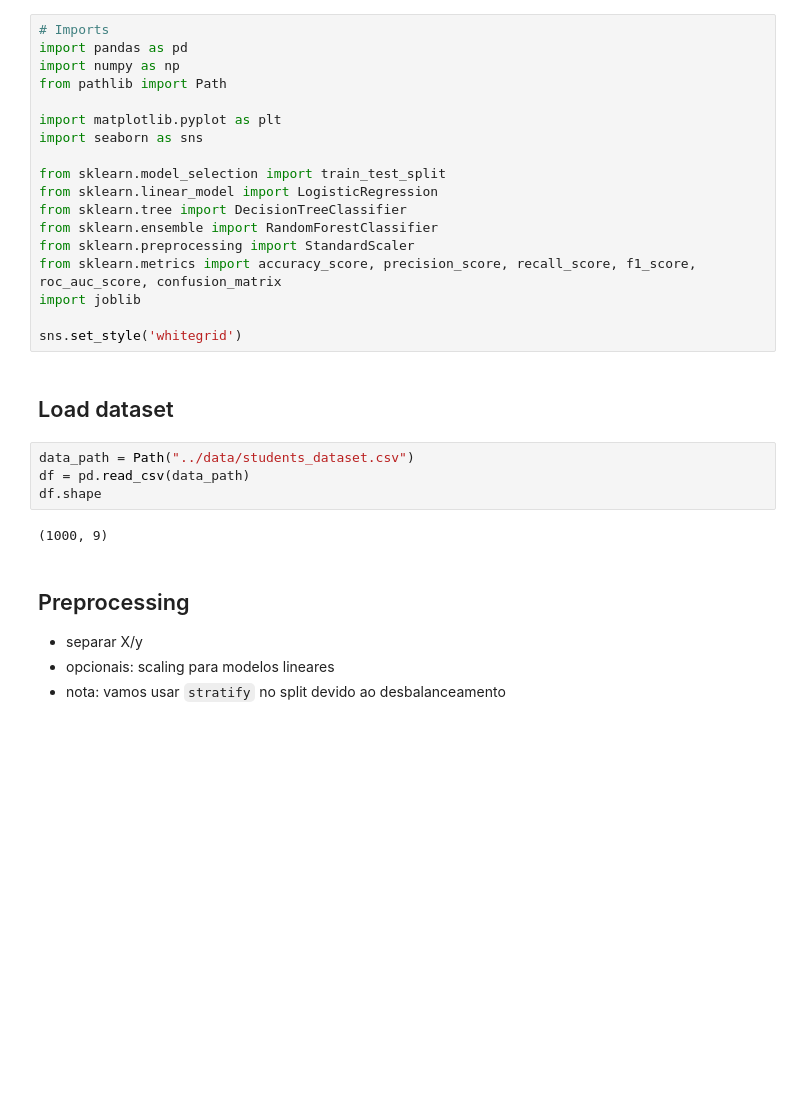
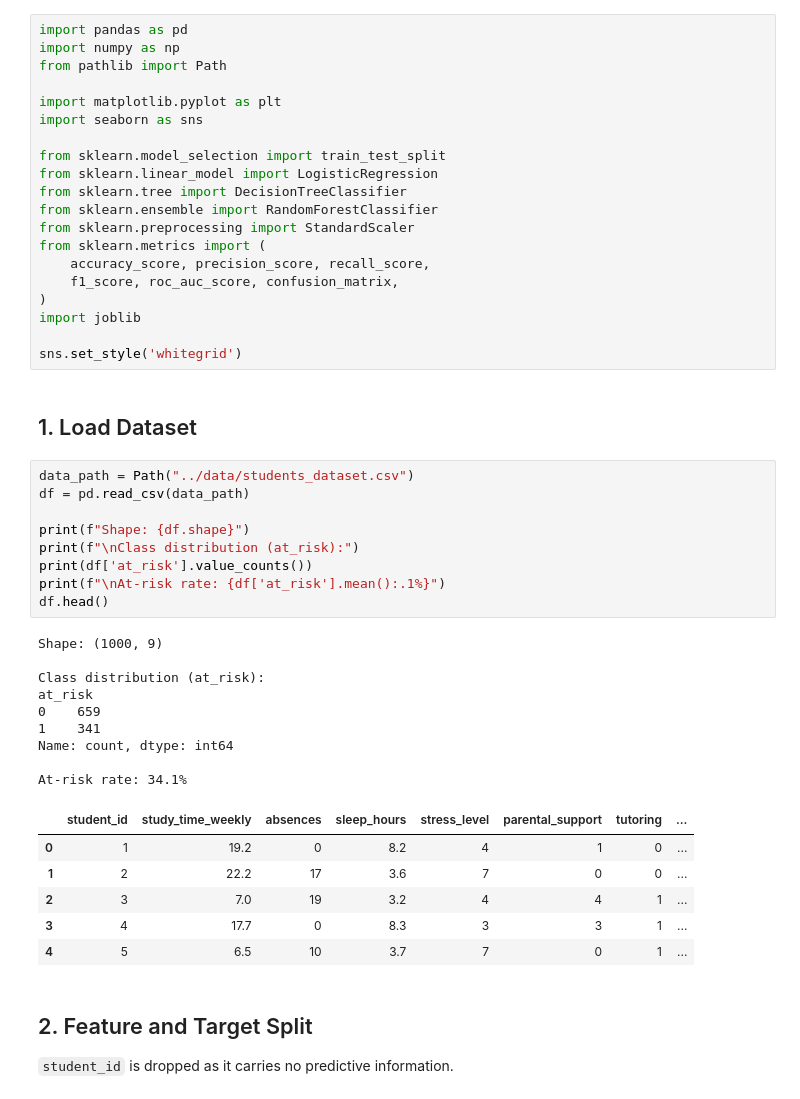
Before and after one commit to Spanca05/IA, a Jupyter notebook: assignment2/notebooks/02_model_training.ipynb, the cells around one changed output. Drawn from its saved outputs; the diff is of its cells as text; blank space fills up the shorter version.

```diff
--- a/assignment2/notebooks/02_model_training.ipynb
+++ b/assignment2/notebooks/02_model_training.ipynb
@@ -10,5 +15,4 @@ Objetivos:
 # %%
-# Imports
 import pandas as pd
 import numpy as np
 from pathlib import Path
@@ -21,21 +25,42 @@ from sklearn.linear_model import LogisticRegression
 from sklearn.tree import DecisionTreeClassifier
 from sklearn.ensemble import RandomForestClassifier
 from sklearn.preprocessing import StandardScaler
-from sklearn.metrics import accuracy_score, precision_score, recall_score, f1_score, roc_auc_score, confusion_matrix
+from sklearn.metrics import (
+    accuracy_score, precision_score, recall_score,
+    f1_score, roc_auc_score, confusion_matrix,
+)
 import joblib
 
 sns.set_style('whitegrid')
 # %% [markdown]
-## Load dataset
+## 1. Load Dataset
 # %%
 data_path = Path("../data/students_dataset.csv")
 df = pd.read_csv(data_path)
-df.shape
+
+print(f"Shape: {df.shape}")
+print(f"\nClass distribution (at_risk):")
+print(df['at_risk'].value_counts())
+print(f"\nAt-risk rate: {df['at_risk'].mean():.1%}")
+df.head()
 # %% [output]
-(1000, 9)
+Shape: (1000, 9)
+
+Class distribution (at_risk):
+at_risk
+0    659
+1    341
+Name: count, dtype: int64
+
+At-risk rate: 34.1%
+|  | student_id | study_time_weekly | absences | sleep_hours | stress_level | parental_support | tutoring | ... |
+| 0 | 1 | 19.2 | 0 | 8.2 | 4 | 1 | 0 | ... |
+| 1 | 2 | 22.2 | 17 | 3.6 | 7 | 0 | 0 | ... |
+| 2 | 3 | 7.0 | 19 | 3.2 | 4 | 4 | 1 | ... |
+| 3 | 4 | 17.7 | 0 | 8.3 | 3 | 3 | 1 | ... |
+| 4 | 5 | 6.5 | 10 | 3.7 | 7 | 0 | 1 | ... |
 # %% [markdown]
-## Preprocessing
-- separar X/y
-- opcionais: scaling para modelos lineares
-- nota: vamos usar `stratify` no split devido ao desbalanceamento
+## 2. Feature and Target Split
+
+`student_id` is dropped as it carries no predictive information.
 # %%
```
Also changed, not shown: parts of 15 cells of this notebook, 5 other files.
